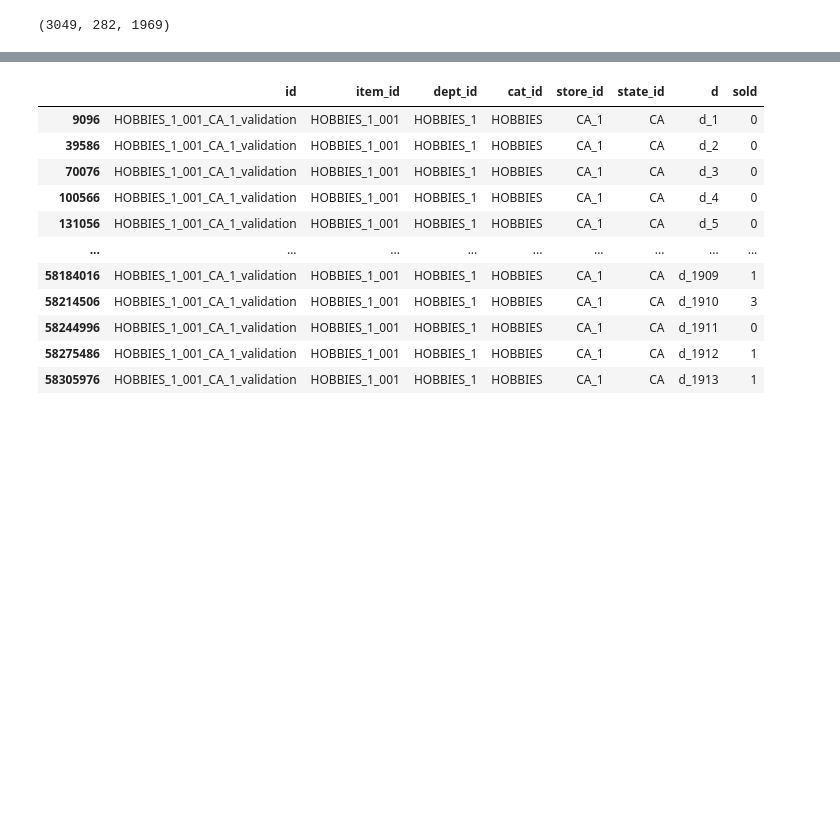
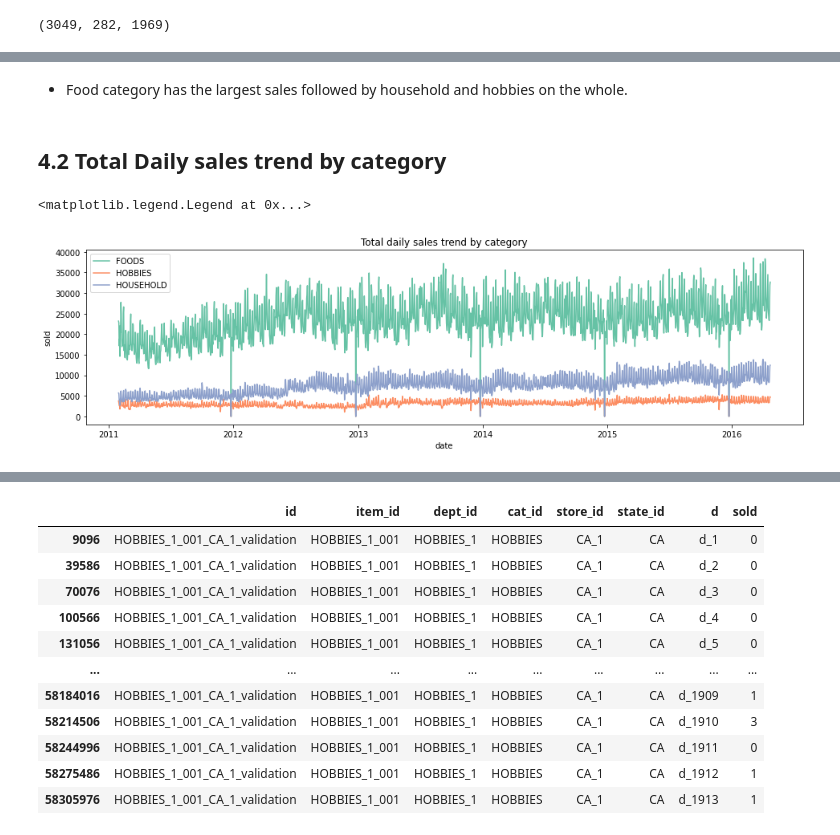
Before and after one commit to kanitjompuk40/GroupWork, a Jupyter notebook: AML/EDA-Panpan.ipynb, the cells around one changed output, grey strips where cells are left out. Cells and saved outputs as stored; diff of their text form; code cells hidden in the pictures; blank space fills up the shorter version.

```diff
--- a/AML/EDA-Panpan.ipynb
+++ b/AML/EDA-Panpan.ipynb
@@ -475,0 +630,18 @@ def getDailySaleByStore(store_id=None):
+# %% [markdown]
+- Food category has the largest sales followed by household and hobbies on the whole.
+# %% [markdown]
+## 4.2 Total Daily sales trend by category
+# %%
+fig, ax = plt.subplots(figsize=(16, 4))
+avg_sales_group_by_cate_daily = df.groupby(['cat_id', 'date'])['sold'].sum().reset_index()
+
+gi = sns.lineplot(
+    data=avg_sales_group_by_cate_daily,
+    x="date", y="sold",
+    hue='cat_id'
+)
+gi.set(title='Total daily sales trend by category')
+gi.legend(loc="upper left")
+# %% [output]
+<matplotlib.legend.Legend at 0x...>
+[figure, added]
```
Also changed, not shown: parts of 124 cells of this notebook, 1 other file.
